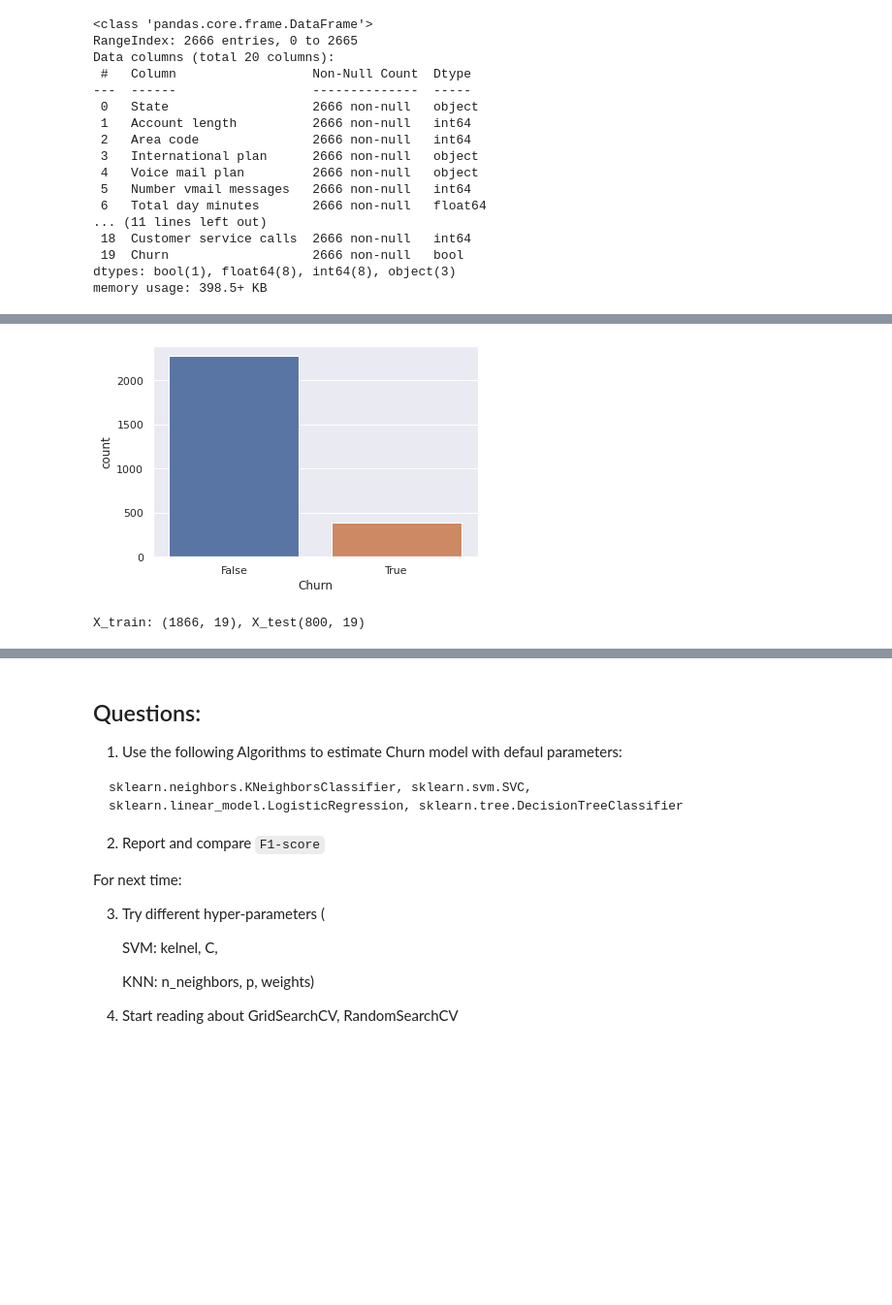
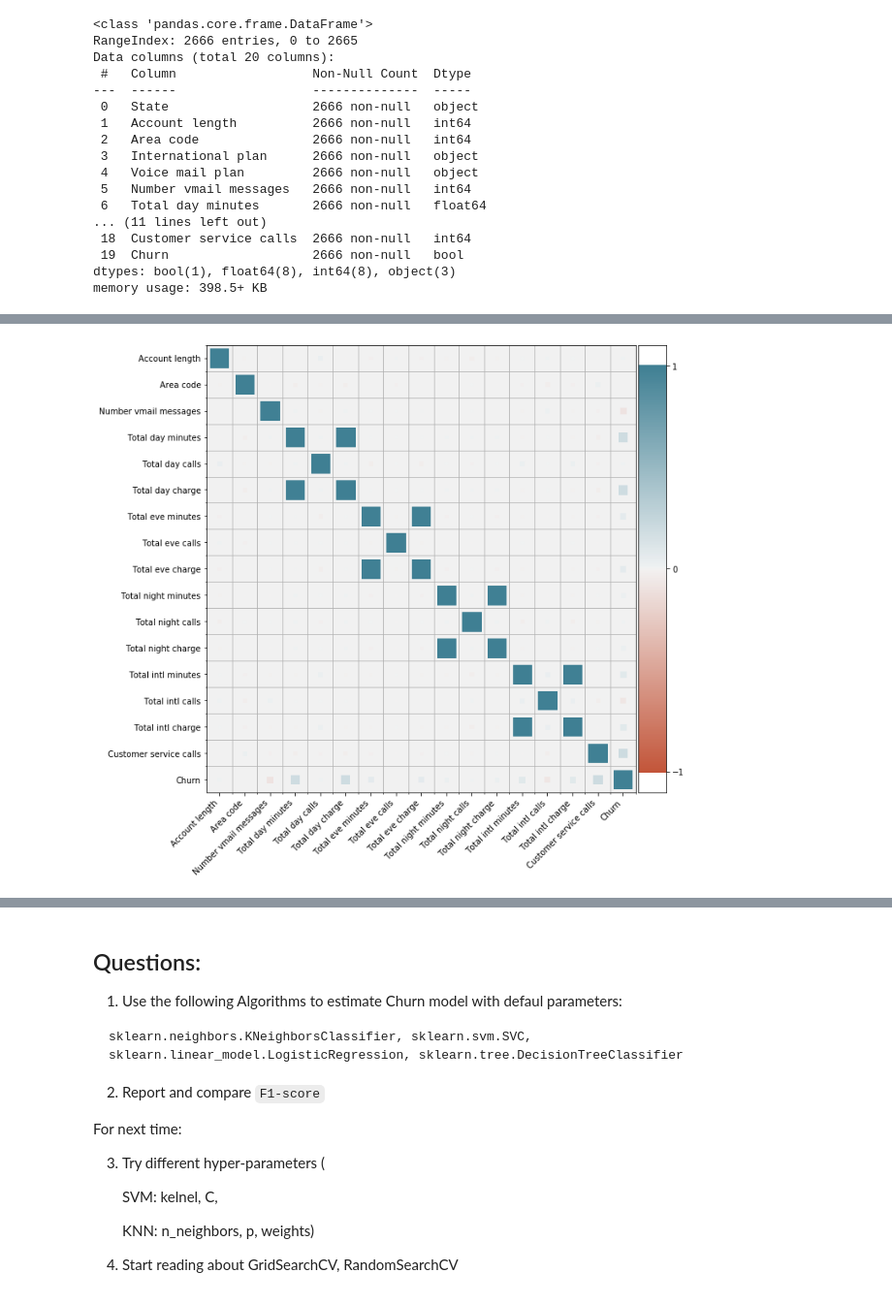
Before and after one commit to blazysecon/SDA_DS_class, a Jupyter notebook: practice/03_05_Telecom_Churn_.ipynb, the cells around one changed output, grey strips where cells are left out. Shown at 97% size. Saved outputs shown, nothing was run; the diff lists cells and outputs as text; code cells hidden in the pictures; blank space fills up the shorter version.

```diff
--- a/practice/03_05_Telecom_Churn_.ipynb
+++ b/practice/03_05_Telecom_Churn_.ipynb
@@ -97,38 +233,6 @@ corr_plot(df)
-# %%
-sns.countplot(x=df["Churn"]);
-# %% [output]
-[figure, removed]
-# %%
-#spliting the data for target and features
-X = df.drop(columns='Churn', axis=1)
-y = df['Churn'].astype('int')
-
-#creating the test train split
-X_train, X_test, y_train, y_test = train_test_split(X, y, test_size=0.3, random_state = 42, stratify=y)
-print(f'X_train: {X_train.shape}, X_test{X_test.shape}')
-
-## One-hot encoder
-
-s = (X_train.dtypes == 'object')
-obj_cols = list(s[s].index)
-
-OH_encoder = preprocessing.OneHotEncoder(drop='first', handle_unknown='ignore')
-
-X_train_array = OH_encoder.fit_transform(X_train[obj_cols]).toarray()
-OH_cols_train = pd.DataFrame(X_train_array, columns = OH_encoder.get_feature_names_out())
-
-X_test_array = OH_encoder.transform(X_test[obj_cols]).toarray()
-OH_cols_test = pd.DataFrame(X_test_array, columns = OH_encoder.get_feature_names_out())
-OH_cols_train.index = X_train.index
-OH_cols_test.index = X_test.index
-
-# Remove categorical columns (will replace with one-hot encoding)
-num_X_train = X_train.drop(obj_cols, axis=1)
-num_X_test = X_test.drop(obj_cols, axis=1)
-
-# Add one-hot encoded columns to numerical features
-OH_X_train = pd.concat([num_X_train, OH_cols_train], axis=1)
-OH_X_test = pd.concat([num_X_test, OH_cols_test], axis=1)
-# OH_X_train.columns
-# %% [output]
-X_train: (1866, 19), X_test(800, 19)
+# %%
+corr = df.corr()
+plt.figure(figsize=(10, 10))
+corrplot(corr)
+# %% [output]
+[figure, added]
```
Also changed, not shown: parts of 71 cells of this notebook, 1 other file.
